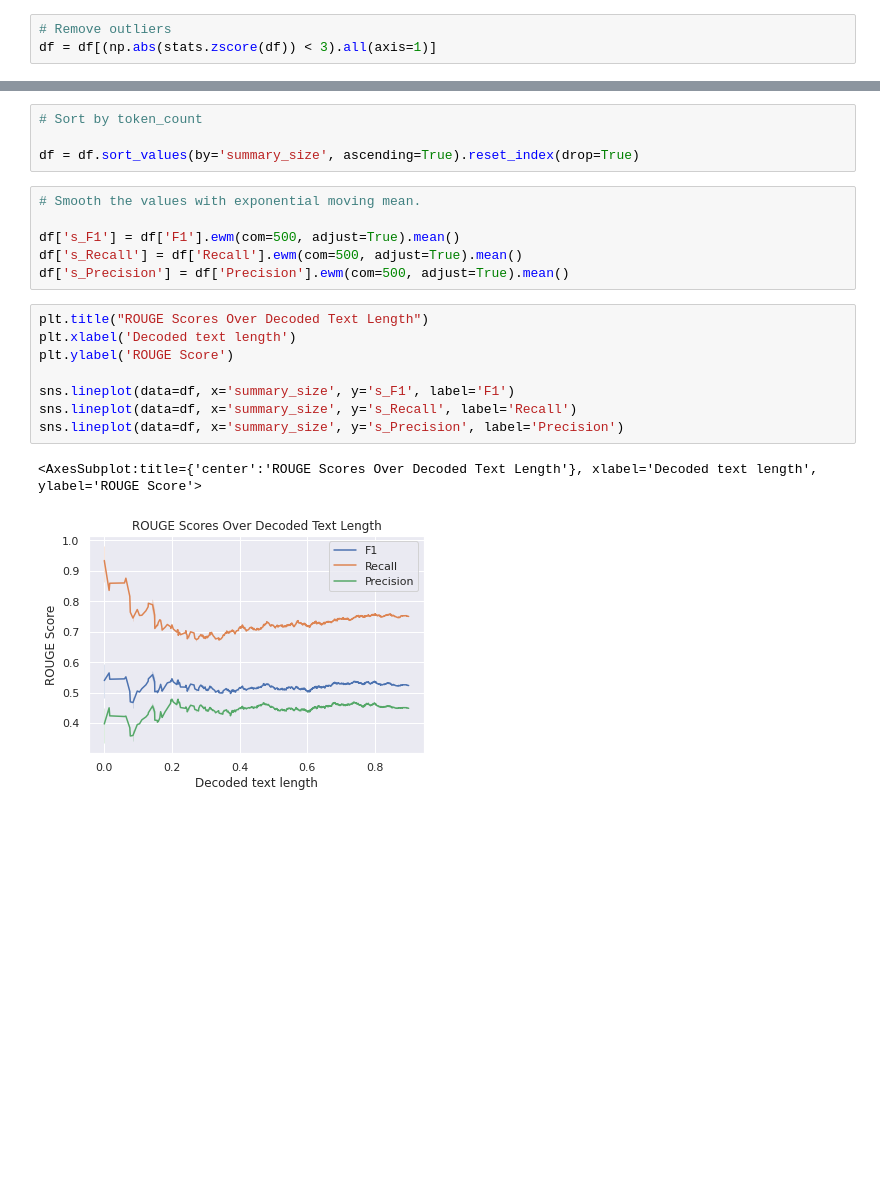
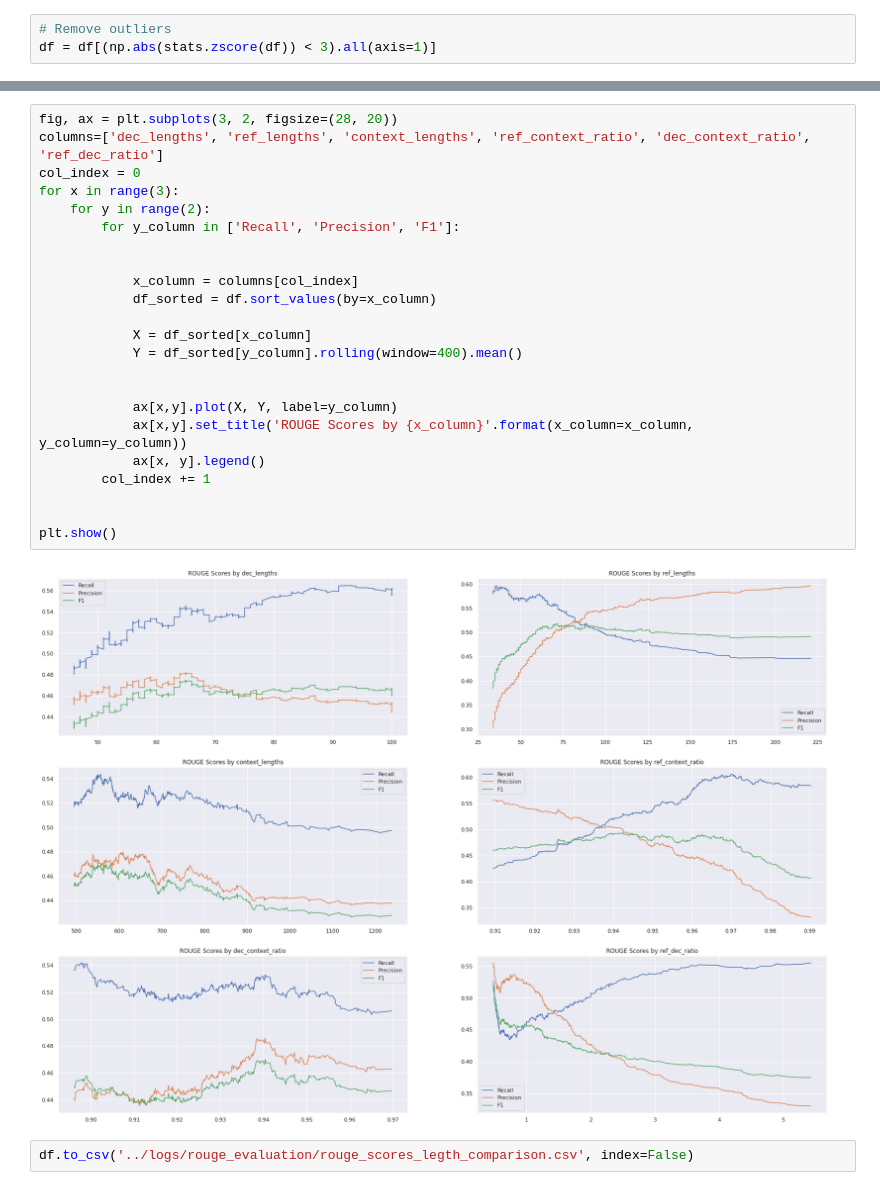
Before and after one commit to Darg-Iztech/pointer_summarizer, a Jupyter notebook: data_util/result_analyzer.ipynb, the cells around one changed output, grey strips where cells are left out. Cells and saved outputs as stored; diff of their text form; blank space fills up the shorter version.

```diff
--- a/data_util/result_analyzer.ipynb
+++ b/data_util/result_analyzer.ipynb
@@ -123,21 +107,27 @@ plt.show()
-# %%
-# Sort by token_count
-
-df = df.sort_values(by='summary_size', ascending=True).reset_index(drop=True)
-# %%
-# Smooth the values with exponential moving mean.
-
-df['s_F1'] = df['F1'].ewm(com=500, adjust=True).mean()
-df['s_Recall'] = df['Recall'].ewm(com=500, adjust=True).mean()
-df['s_Precision'] = df['Precision'].ewm(com=500, adjust=True).mean()
-# %%
-plt.title("ROUGE Scores Over Decoded Text Length")
-plt.xlabel('Decoded text length')
-plt.ylabel('ROUGE Score')
-
-sns.lineplot(data=df, x='summary_size', y='s_F1', label='F1')
-sns.lineplot(data=df, x='summary_size', y='s_Recall', label='Recall')
-sns.lineplot(data=df, x='summary_size', y='s_Precision', label='Precision')
-# %% [output]
-<AxesSubplot:title={'center':'ROUGE Scores Over Decoded Text Length'}, xlabel='Decoded text length', ylabel='ROUGE Score'>
-[figure, removed]
+# %%
+fig, ax = plt.subplots(3, 2, figsize=(28, 20))
+columns=['dec_lengths', 'ref_lengths', 'context_lengths', 'ref_context_ratio', 'dec_context_ratio', 'ref_dec_ratio']
+col_index = 0
+for x in range(3):
+    for y in range(2):
+        for y_column in ['Recall', 'Precision', 'F1']:
+
+
+            x_column = columns[col_index]
+            df_sorted = df.sort_values(by=x_column)
+
+            X = df_sorted[x_column]
+            Y = df_sorted[y_column].rolling(window=400).mean()
+
+
+            ax[x,y].plot(X, Y, label=y_column)
+            ax[x,y].set_title('ROUGE Scores by {x_column}'.format(x_column=x_column, y_column=y_column))
+            ax[x, y].legend()
+        col_index += 1
+
+
+plt.show()
+# %% [output]
+[figure, added]
+# %%
+df.to_csv('../logs/rouge_evaluation/rouge_scores_legth_comparison.csv', index=False)
```
Also changed, not shown: parts of 8 cells of this notebook, 5 other files.
